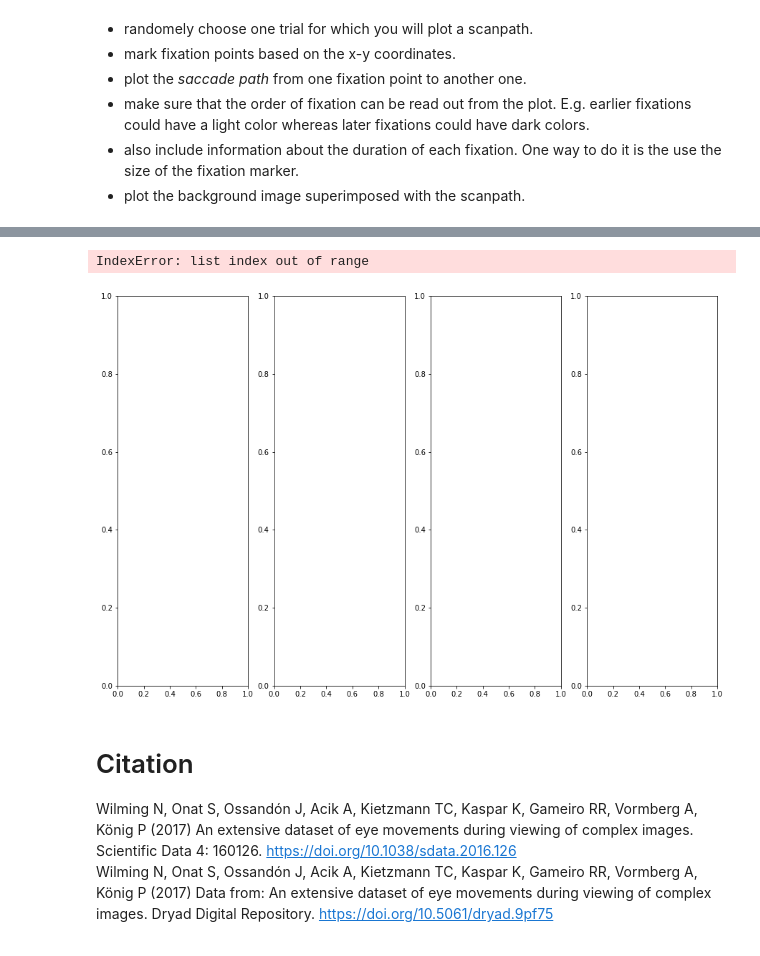
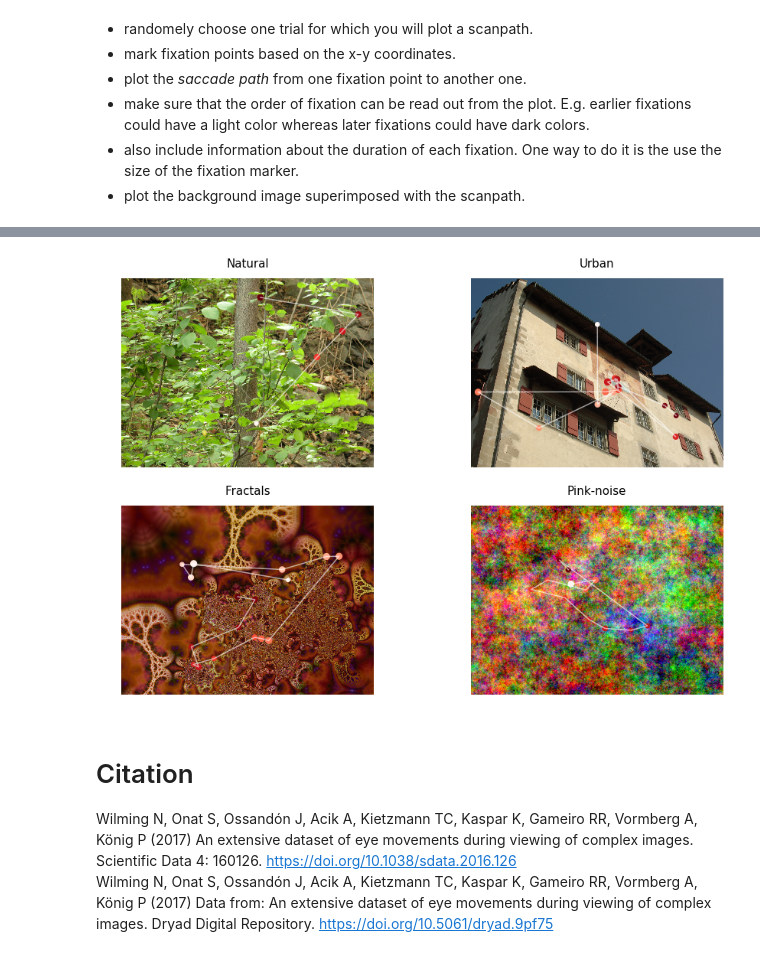
Before and after one commit to NBP-ACC/week-7-acc_5, a Jupyter notebook: Sheet05.ipynb, the cells around one changed output, grey strips where cells are left out. Saved outputs shown, nothing was run; the diff lists cells and outputs as text; code cells hidden in the pictures.

```diff
--- a/Sheet05.ipynb
+++ b/Sheet05.ipynb
@@ -96,8 +97,8 @@ We want to clean the dataframe so that it is handy for us to work with it.
 category_fixations = df.groupby('category', as_index=False).agg({'fix': 'count'})
 
 # create new column with renamed categories
-categories = {7:'Natural', 8:'Urban', 10:'Fractals', 11:'Pink-noise'}
-df['categoryname'] = df['category'].map(categories)
+categories_dict = {7:'Natural', 8:'Urban', 10:'Fractals', 11:'Pink-noise'}
+df['categoryname'] = df['category'].map(categories_dict)
 
 # remove rows that have incorrect start or time value
 df = df[(df['start'] > 0) & (df['start'] < 6000)]
@@ -392,39 +393,72 @@ def openRandomPNG(categoryNum, fileNum):
     categoryNum = int(categoryNum)
     finalPath = os.path.join(PATH, "Stimuli_{}\{}".format(categoryNum, categoryNum))
     return Image.open(os.path.join(finalPath, str(fileNum) + ".png"))
+
+def checkFiles(stimuliFolderNumber):
+    for element in stimuliFolderNumber:
+        file = "Stimuli_{}".format(element)
+        pathtofile = os.path.join(PATH, file)
+        if(not os.path.isdir(pathtofile) ):
+            print("ERROR --- Could not find required datafolder in PATH direcory for next Task:", file)
+
+#returns a normalized version of a list
+def normalize(original):
+    normalized = []
+    for element in original:
+        normalized.append( (element - min(original)) / (max(original) - min(original)) )
+    return normalized
 # %%
+#checking if necessary files existing in correct directory
+checkFiles(categories_dict.keys())
+
 #displayTrial = df[df["trial"]==randomTrial]
 randomTrial = float(df.sample()["trial"])
 trialDF = df[df["trial"] == randomTrial]
 
 fig, axes = plt.subplots(nrows = 2, ncols = 2, figsize=(15,10))
 axes = axes.flatten()
 #cmap = plt.cm.get_cmap('Spectral')
 
 
 #grouping Dataframe by category to access categories individually
 grouped = trialDF.groupby("category")
 
 #iterating through the four different categories
-for i, category in enumerate([7, 8, 10, 11]):
+for i, category in enumerate([7.0, 8.0, 10.0, 11.0]):
     currentCat = grouped.get_group(category)
     #randomly choose a subject that performed the selected trial in the current category
-    randomSUB = np.random.choice(currentCat.SUBJECTINDEX.unique())
+    randomSUB = random.choice(currentCat.SUBJECTINDEX.unique())
     #this is our final trial performed by the random subject
     selectedTrial = currentCat[currentCat["SUBJECTINDEX"] == randomSUB]
     #read out the corresponding filenumber indicating the image used for the subject in that trial
     filenumber = float(selectedTrial.filenumber.unique())
     #load image
     image = openRandomPNG(category, filenumber)
     #some layout settings
-    axes[i].set_title(categories[category], fontsize=15, pad=15)
+    axes[i].set_title(categories_dict[category], fontsize=15, pad=15)
     axes[i].axis("off")
     #plot saccadepath
-    axes[i].plot(selectedTrial.x, selectedTrial.y, c="white", marker = 'o', linewidth=2, markersize=5)
+     #helper to be able to achieve different colour of circles
+    selectedTrial["normalizedTime"] = pd.to_numeric(normalize(selectedTrial["start"]))
+
+    cmap = plt.cm.get_cmap('Reds')
+    #for the dots
+    axes[i].scatter(x = selectedTrial["x"],
+                    y = selectedTrial["y"],
+                    alpha = 1.0,
+                    s = selectedTrial["duration"] /5,
+                    c=cmap(selectedTrial["normalizedTime"]))
+
+    #for the lines
+    axes[i].plot(selectedTrial["x"],
+                 selectedTrial["y"],
+                 alpha = 0.6,
+                 c="white")
+
     axes[i].imshow(image)
+    selectedTrial = pd.DataFrame()
 # %% [output]
-IndexError: list index out of range
-[figure, old version]
+[figure, new version]
 # %% [markdown]
 # Citation
 Wilming N, Onat S, Ossandón J, Acik A, Kietzmann TC, Kaspar K, Gameiro RR, Vormberg A, König P (2017) An extensive dataset of eye movements during viewing of complex images. Scientific Data 4: 160126. https://doi.org/10.1038/sdata.2016.126
```
Also changed, not shown: parts of 1 cell of this notebook.
